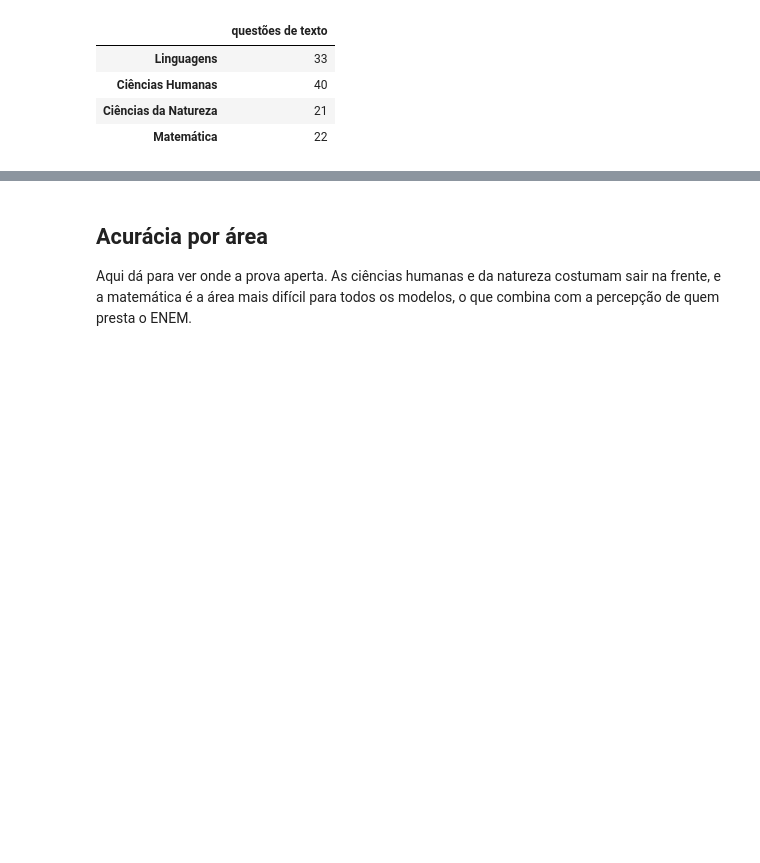
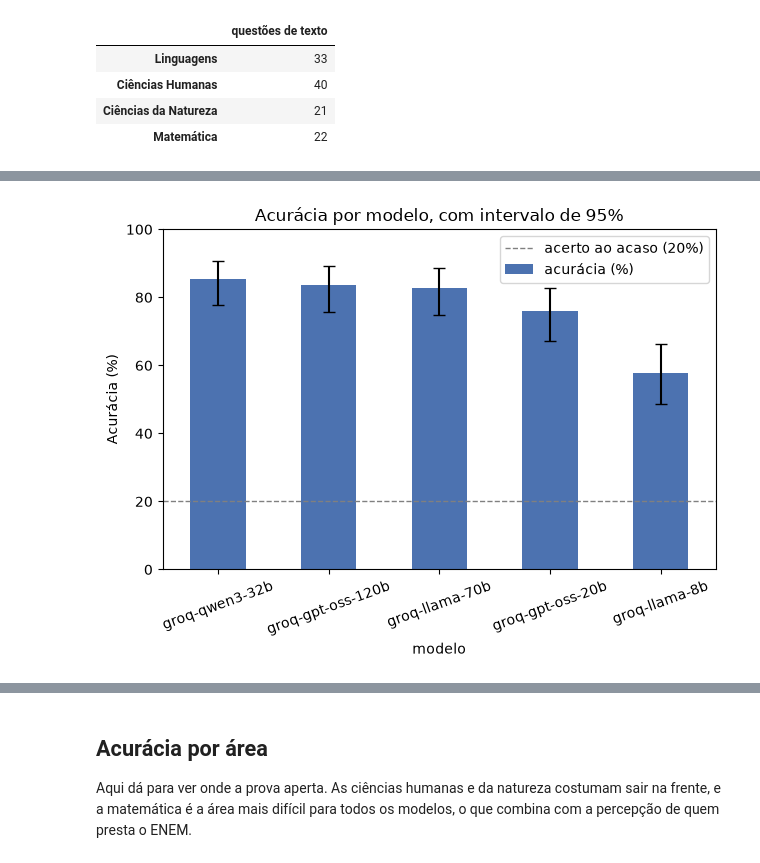
Before and after one commit to LucasSpinola/enem-llm-benchmark, a Jupyter notebook: notebooks/analise.ipynb, the cells around one changed output, grey strips where cells are left out. Drawn from its saved outputs; the diff is of its cells as text; code cells hidden in the pictures; blank space fills up the shorter version.

```diff
--- a/notebooks/analise.ipynb
+++ b/notebooks/analise.ipynb
@@ -14,6 +14,18 @@ rotulos = {
     "matematica": "Matemática",
 }
 
+
+def intervalo_wilson(acertos, total, z=1.96):
+    """Intervalo de confiança de Wilson para a acurácia, em fração de 0 a 1."""
+    if total == 0:
+        return (0.0, 0.0)
+    p = acertos / total
+    denominador = 1 + z**2 / total
+    centro = (p + z**2 / (2 * total)) / denominador
+    margem = z * (p * (1 - p) / total + z**2 / (4 * total**2)) ** 0.5 / denominador
+    return (max(0.0, centro - margem), min(1.0, centro + margem))
+
+
 df = pd.read_csv("../results/resultados.csv")
 print(f"{len(df)} respostas de {df['modelo'].nunique()} modelos")
 print(f"{df['questao_id'].nunique()} questões distintas avaliadas")
@@ -70,0 +61,16 @@ plt.show()
+# %%
+linhas = []
+for modelo, grupo in df.groupby("modelo"):
+    acertos, total = int(grupo["acertou"].sum()), len(grupo)
+    baixo, alto = intervalo_wilson(acertos, total)
+    linhas.append(
+        {
+            "modelo": modelo,
+            "acurácia (%)": round(100 * acertos / total, 1),
+            "IC95 baixo": round(100 * baixo, 1),
+            "IC95 alto": round(100 * alto, 1),
+            "questões": total,
+        }
+    )
+por_modelo = pd.DataFrame(linhas).set_index("modelo").sort_values("acurácia (%)", ascending=False)
+por_modelo
@@ -70,0 +85,13 @@ plt.show()
+# %%
+valores = por_modelo["acurácia (%)"]
+erro = [valores - por_modelo["IC95 baixo"], por_modelo["IC95 alto"] - valores]
+ax = valores.plot.bar(
+    yerr=erro, capsize=4, ylim=(0, 100), ylabel="Acurácia (%)", rot=20, color="#4C72B0"
+)
+ax.axhline(20, linestyle="--", color="gray", linewidth=1, label="acerto ao acaso (20%)")
+ax.set_title("Acurácia por modelo, com intervalo de 95%")
+ax.legend()
+plt.tight_layout()
+plt.show()
+# %% [output]
+[figure, added]
```
Also changed, not shown: parts of 16 cells of this notebook, 14 other files.
